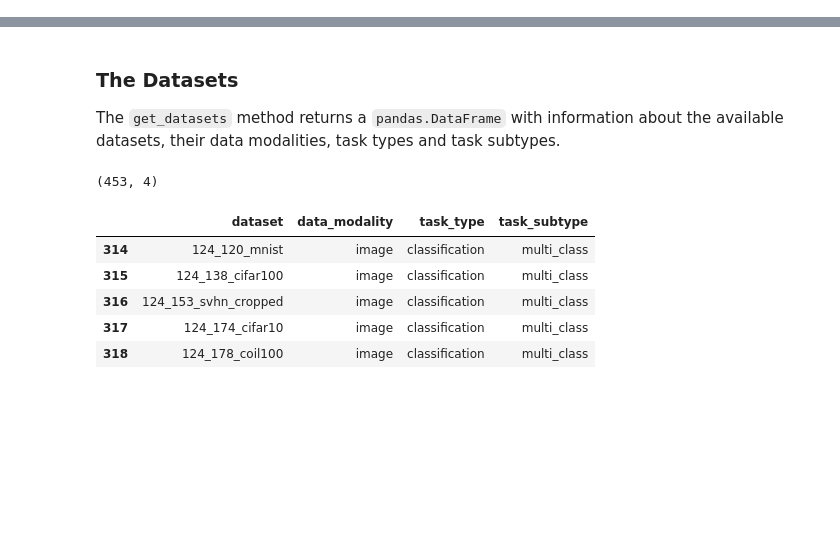
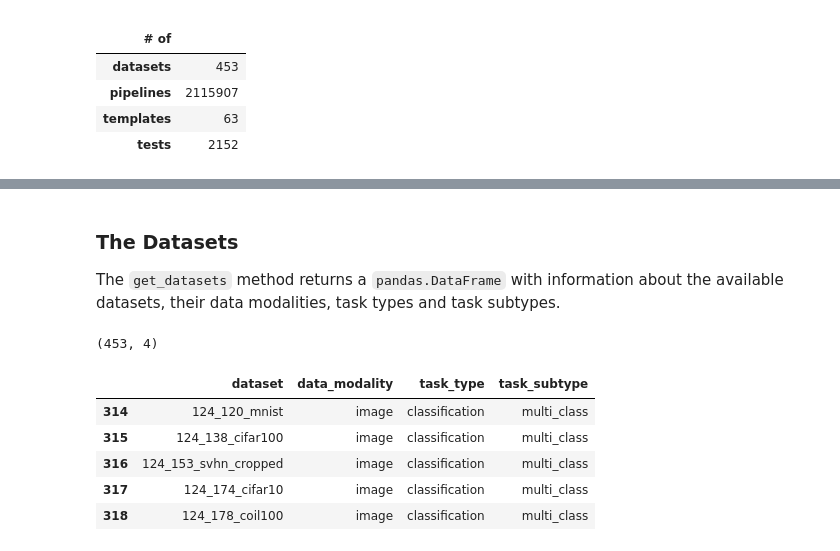
Before and after one commit to MLBazaar/piex, a Jupyter notebook: notebooks/README.ipynb, the cells around one changed output, grey strips where cells are left out. Drawn from its saved outputs; the diff is of its cells as text; code cells hidden in the pictures; blank space fills up the shorter version.

Commit message:
Update README with summary table

```diff
--- a/notebooks/README.ipynb
+++ b/notebooks/README.ipynb
@@ -114,0 +36,9 @@ of the experiments run for the Machine Learning Bazaar paper can be found.
+# %%
+stats
+# %% [output]
+|  |  |
+| # of |  |
+| datasets | 453 |
+| pipelines | 2115907 |
+| templates | 63 |
+| tests | 2152 |
```
Also changed, not shown: parts of 9 cells of this notebook, 2 other files.
